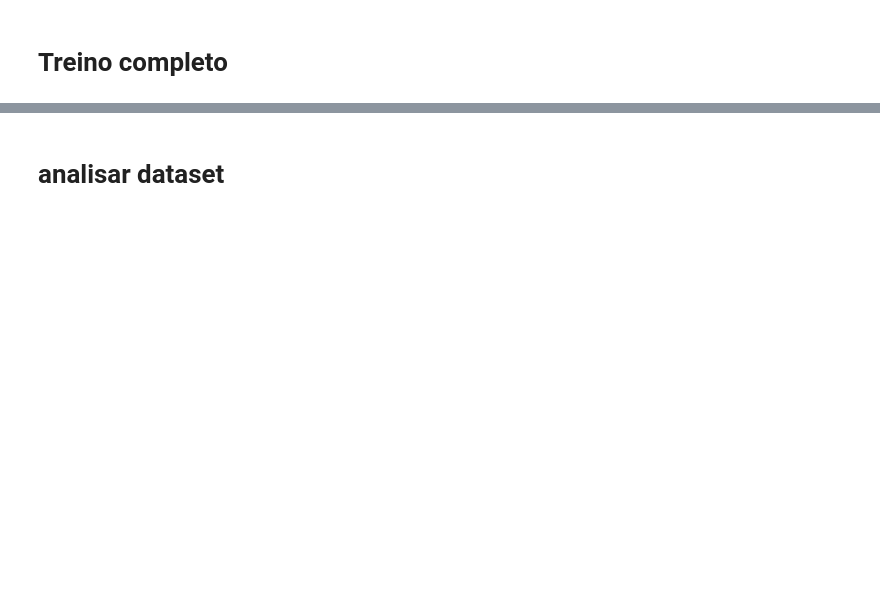
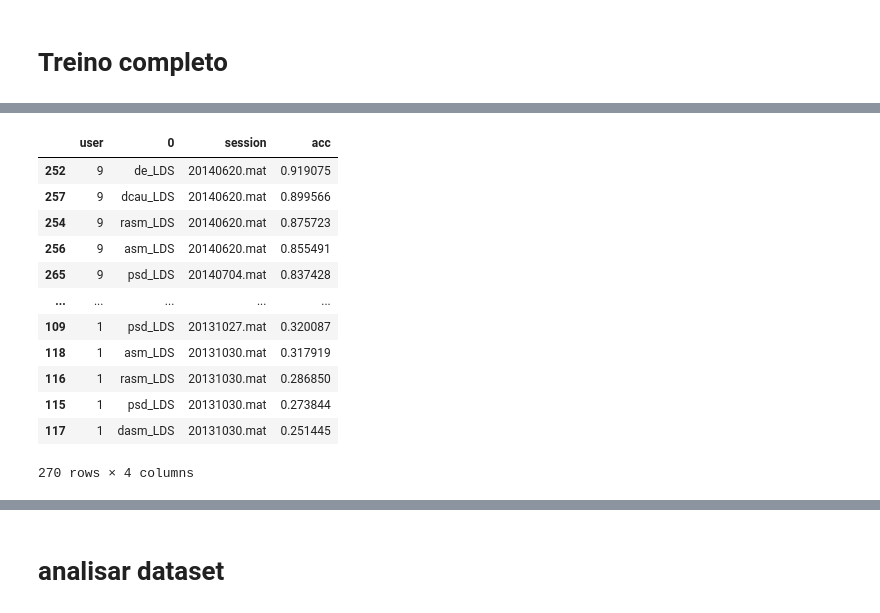
Before and after one commit to jvmr22/MSc-dissertation-EEG-Analysis, a Jupyter notebook: artigo_original_2020_song/eda.ipynb, the cells around one changed output, grey strips where cells are left out. Drawn from its saved outputs; the diff is of its cells as text; code cells hidden in the pictures; blank space fills up the shorter version.

```diff
--- a/artigo_original_2020_song/eda.ipynb
+++ b/artigo_original_2020_song/eda.ipynb
@@ -153,6 +290,20 @@ gcnn_result_df['acc'] = gcnn_result_df['acc'].apply(lambda x: x.item())
 # %%
 # eda_gcnn = gcnn_result_df[['user', 'session','acc', 'predict_label','trur_label','loss','true_label']].sort_values(['user', 'acc'], ascending=[False, False])
-eda_gcnn = gcnn_result_df[['user', 'session','acc']].sort_values(['user', 'acc'], ascending=[False, False])
+eda_gcnn = gcnn_result_df[['user', 0,'session','acc']].sort_values(['user', 'acc'], ascending=[False, False])
 
 eda_gcnn
+# %% [output]
+|  | user | 0 | session | acc |
+| 252 | 9 | de_LDS | 20140620.mat | 0.919075 |
+| 257 | 9 | dcau_LDS | 20140620.mat | 0.899566 |
+| 254 | 9 | rasm_LDS | 20140620.mat | 0.875723 |
+| 256 | 9 | asm_LDS | 20140620.mat | 0.855491 |
+| 265 | 9 | psd_LDS | 20140704.mat | 0.837428 |
+| ... | ... | ... | ... | ... |
+| 109 | 1 | psd_LDS | 20131027.mat | 0.320087 |
+| 118 | 1 | asm_LDS | 20131030.mat | 0.317919 |
+| 116 | 1 | rasm_LDS | 20131030.mat | 0.286850 |
+| 115 | 1 | psd_LDS | 20131030.mat | 0.273844 |
+| 117 | 1 | dasm_LDS | 20131030.mat | 0.251445 |
+270 rows × 4 columns
 # %%
```
Also changed, not shown: parts of 21 cells of this notebook.
